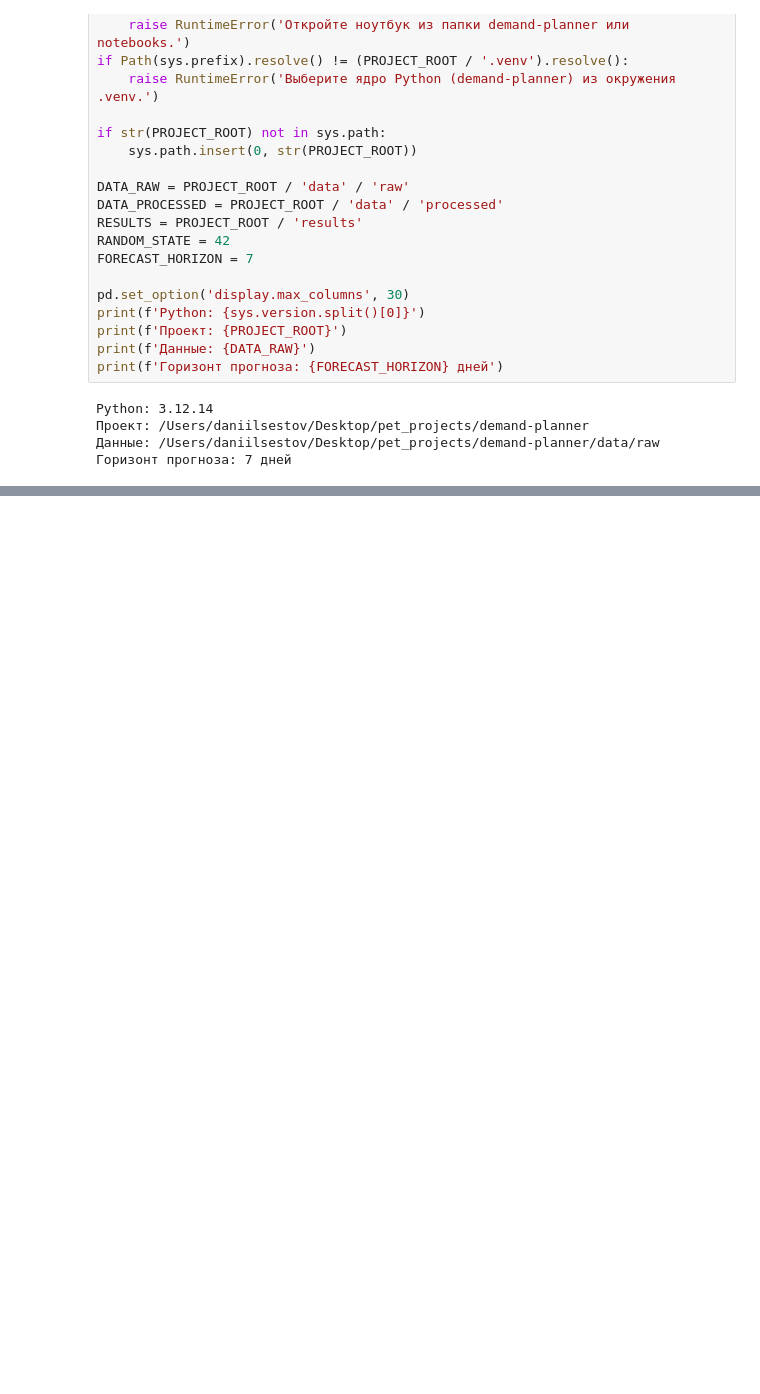
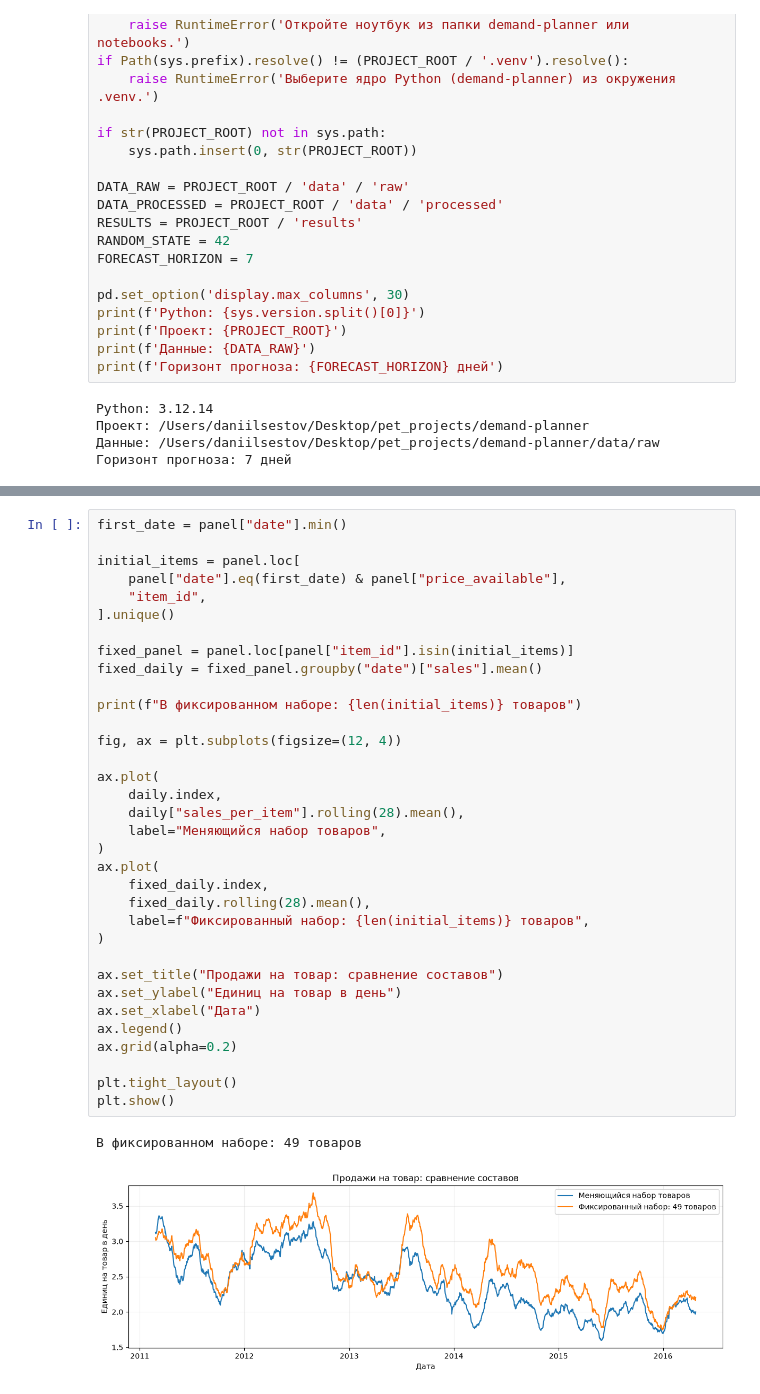
Before and after one commit to dannya220/demand-planner, a Jupyter notebook: notebooks/01_exploration.ipynb, the cells around one changed output, grey strips where cells are left out. Drawn from its saved outputs; the diff is of its cells as text; blank space fills up the shorter version.

```diff
--- a/notebooks/01_exploration.ipynb
+++ b/notebooks/01_exploration.ipynb
@@ -152,0 +321,37 @@ print(f'Выбранные товары: {selected_items_path.name}')
+# %%
+first_date = panel["date"].min()
+
+initial_items = panel.loc[
+    panel["date"].eq(first_date) & panel["price_available"],
+    "item_id",
+].unique()
+
+fixed_panel = panel.loc[panel["item_id"].isin(initial_items)]
+fixed_daily = fixed_panel.groupby("date")["sales"].mean()
+
+print(f"В фиксированном наборе: {len(initial_items)} товаров")
+
+fig, ax = plt.subplots(figsize=(12, 4))
+
+ax.plot(
+    daily.index,
+    daily["sales_per_item"].rolling(28).mean(),
+    label="Меняющийся набор товаров",
+)
+ax.plot(
+    fixed_daily.index,
+    fixed_daily.rolling(28).mean(),
+    label=f"Фиксированный набор: {len(initial_items)} товаров",
+)
+
+ax.set_title("Продажи на товар: сравнение составов")
+ax.set_ylabel("Единиц на товар в день")
+ax.set_xlabel("Дата")
+ax.legend()
+ax.grid(alpha=0.2)
+
+plt.tight_layout()
+plt.show()
+# %% [output]
+В фиксированном наборе: 49 товаров
+[figure, added]
```
Also changed, not shown: parts of 76 cells of this notebook, 15 other files.
